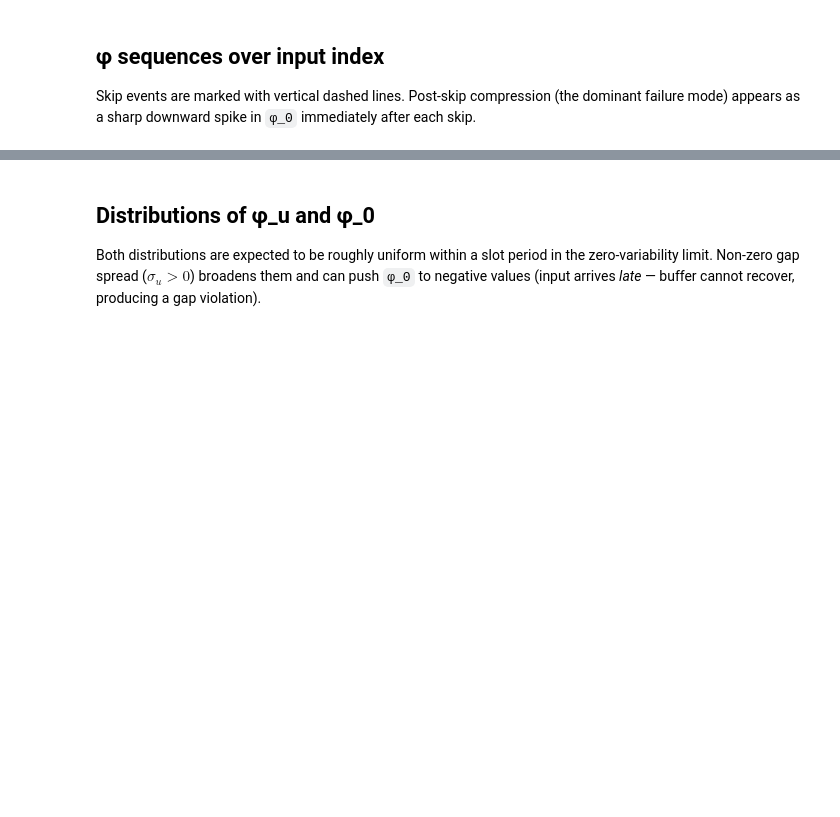
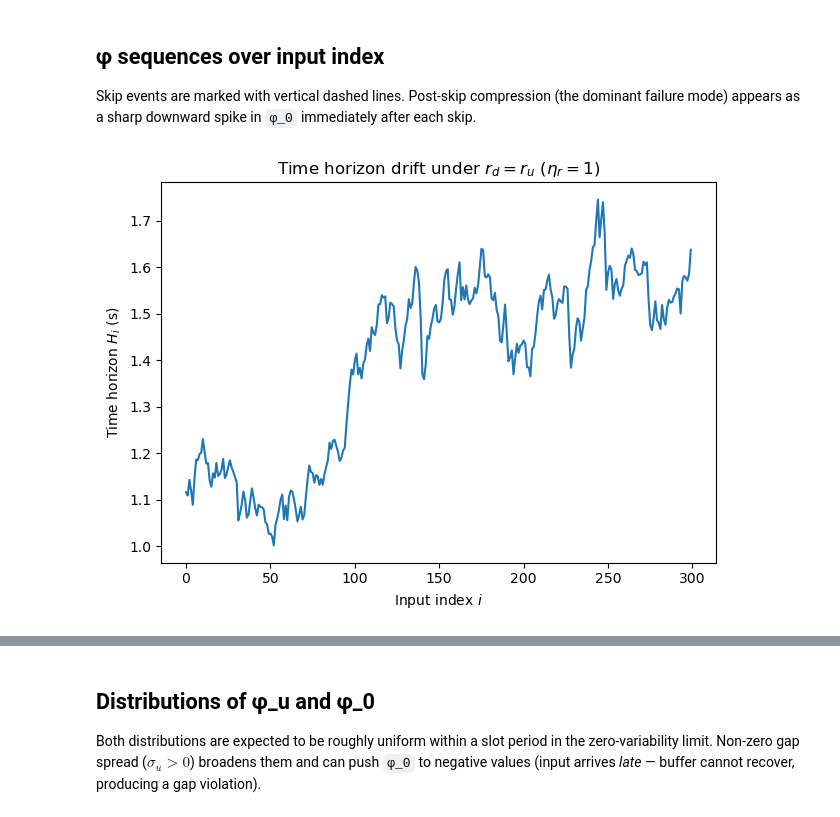
Before and after one commit to JvPost/Portfolio, a Jupyter notebook: ksb/notebooks/plot_phi.ipynb, the cells around one changed output, grey strips where cells are left out. Saved outputs shown, nothing was run; the diff lists cells and outputs as text; code cells hidden in the pictures; blank space fills up the shorter version.

Commit message:
added time horizon plot

```diff
--- a/ksb/notebooks/plot_phi.ipynb
+++ b/ksb/notebooks/plot_phi.ipynb
@@ -75,6 +75,15 @@ Skip count  : 0
 
 Skip events are marked with vertical dashed lines.
 Post-skip compression (the dominant failure mode) appears as a sharp downward spike in `φ_0` immediately after each skip.
+# %%
+plt.plot(result.time_horizons)
+plt.xlabel("Input index $i$")
+plt.ylabel("Time horizon $H_i$ (s)")
+plt.title("Time horizon drift under $r_d = r_u$ ($\\eta_r = 1$)")
+plt.tight_layout()
+plt.show()
+# %% [output]
+[figure, added]
 # %%
 fig, axes = plt.subplots(2, 1, figsize=(13, 6), sharex=True, constrained_layout=True)
 fig.suptitle(r'Phase errors $\phi_u$ and $\phi_b$ vs input index', fontsize=13)
```
Also changed, not shown: parts of 5 cells of this notebook, 3 other files.
